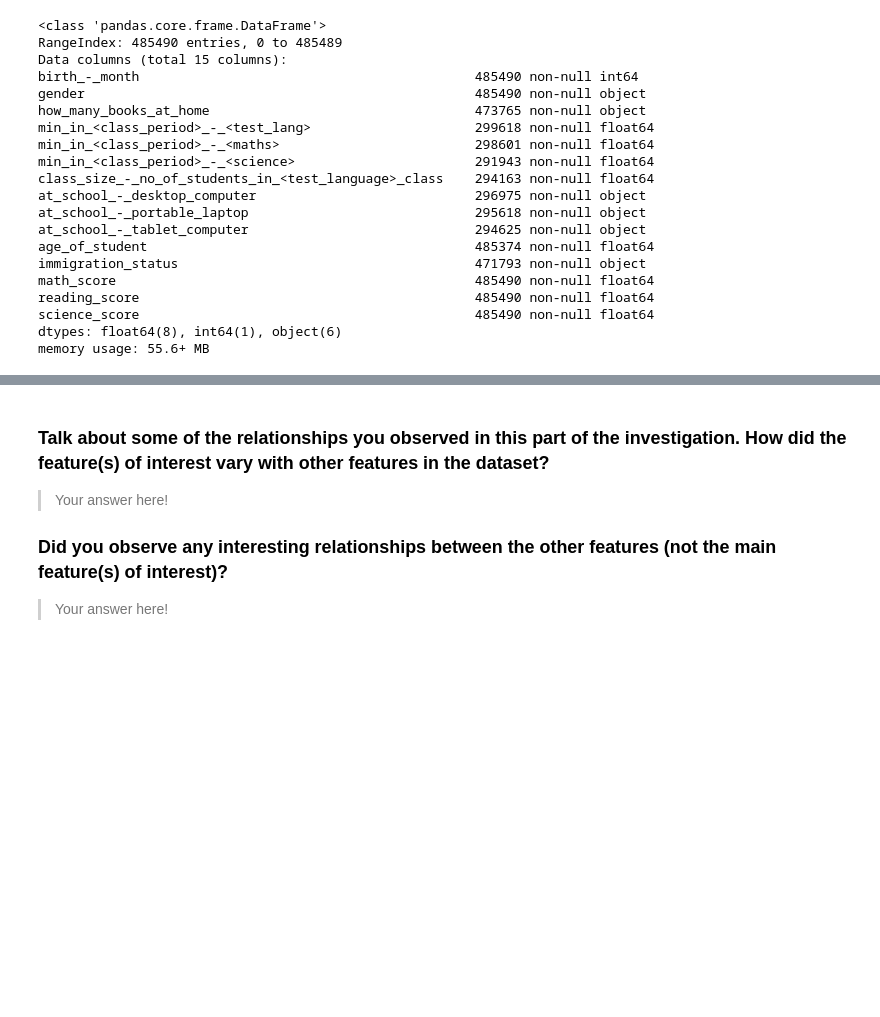
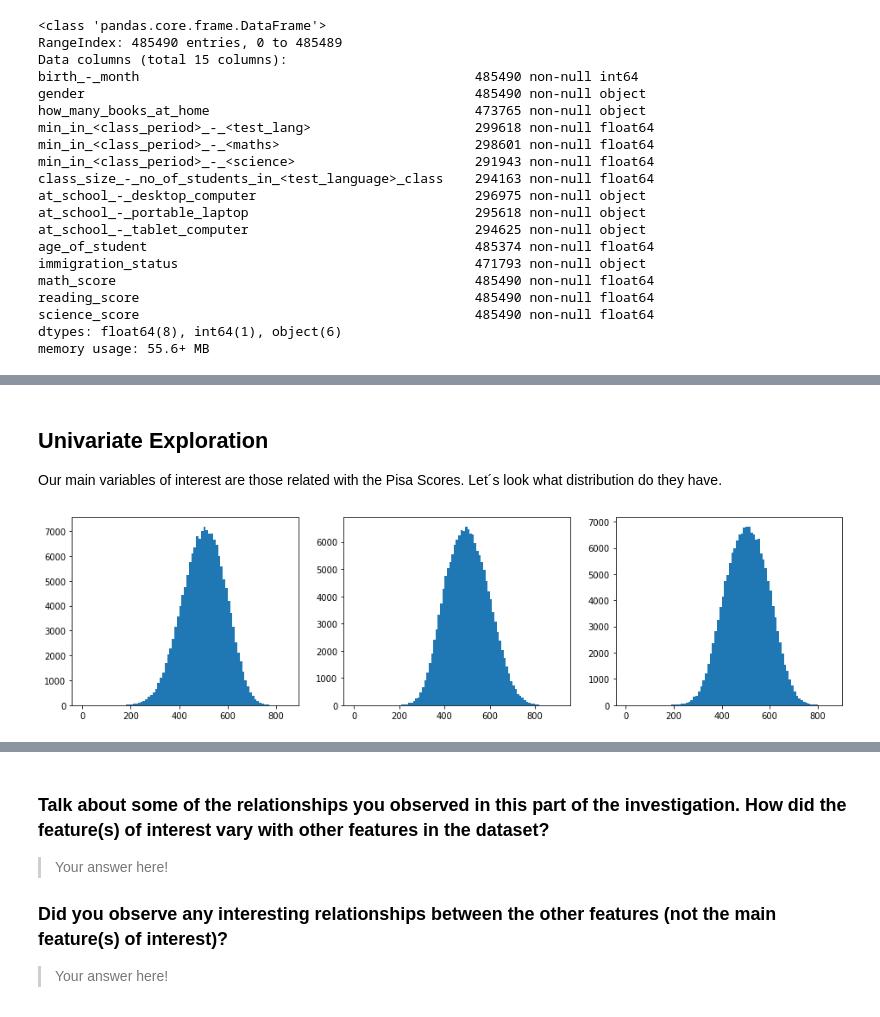
Before and after one commit to simonvlc/Coursera_Capstone, a Jupyter notebook: data_visualization/exploration_template.ipynb, the cells around one changed output, grey strips where cells are left out. Cells and saved outputs as stored; diff of their text form; code cells hidden in the pictures; blank space fills up the shorter version.

```diff
--- a/data_visualization/exploration_template.ipynb
+++ b/data_visualization/exploration_template.ipynb
@@ -542,0 +356,26 @@ memory usage: 19.9+ MB
+# %% [markdown]
+## Univariate Exploration
+
+Our main variables of interest are those related with the Pisa Scores. Let´s look what distribution do they have.
+# %%
+# Histograms for pisa scores
+# ToDo: plot axes names...
+
+plt.figure(figsize = [16,4])
+
+# First subplot
+plt.subplot(1, 3, 1) # 1 row, 3 cols, subplot 1
+bin_edges = np.arange(0, df_clean['reading_score'].max()+10, 10)
+plt.hist(data = df_clean, x = 'reading_score', bins = bin_edges);
+
+# Second subplot
+plt.subplot(1, 3, 2) # 1 row, 3 cols, subplot 1
+bin_edges = np.arange(0, df_clean['math_score'].max()+10, 10)
+plt.hist(data = df_clean, x = 'math_score', bins = bin_edges);
+
+# Third subplot
+plt.subplot(1, 3, 3) # 1 row, 3 cols, subplot 1
+bin_edges = np.arange(0, df_clean['science_score'].max()+10, 10)
+plt.hist(data = df_clean, x = 'science_score', bins = bin_edges);
+# %% [output]
+[figure, added]
```
Also changed, not shown: parts of 64 cells of this notebook.
